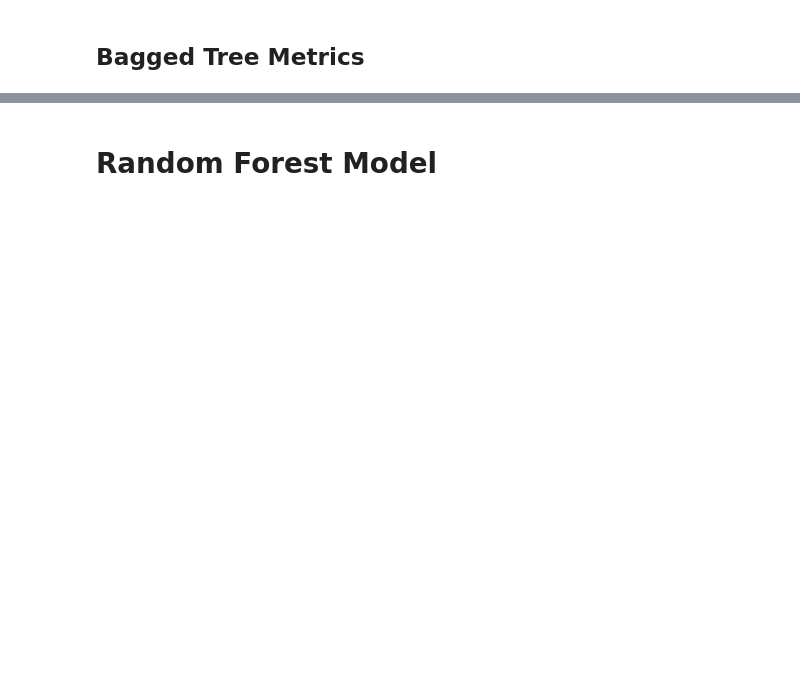
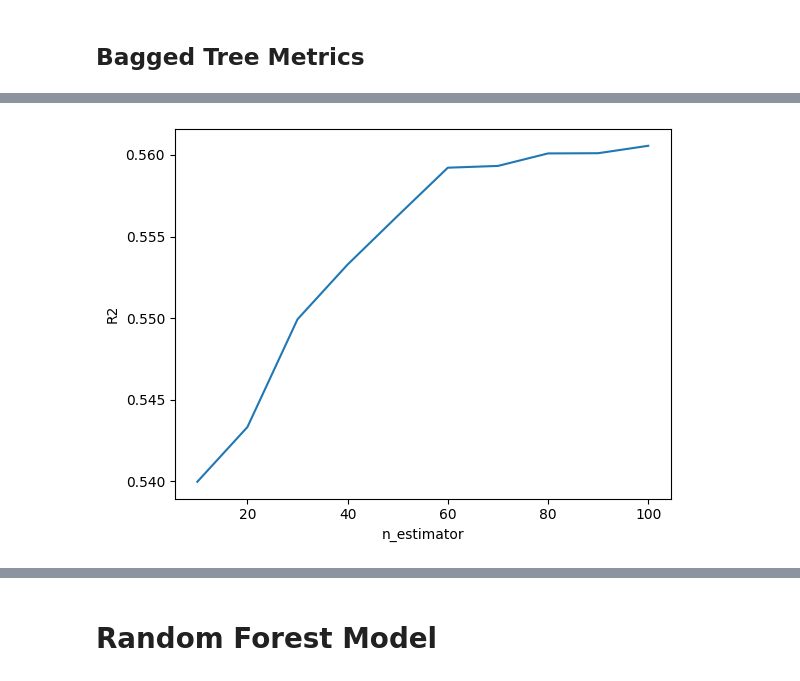
Before and after one commit to JmB17/Prediction-of-Product-Sales, a Jupyter notebook: Prediction_of_Product_Sales_Machine_Learning.ipynb, the cells around one changed output, grey strips where cells are left out. Saved outputs shown, nothing was run; the diff lists cells and outputs as text; code cells hidden in the pictures; blank space fills up the shorter version.

```diff
--- a/Prediction_of_Product_Sales_Machine_Learning.ipynb
+++ b/Prediction_of_Product_Sales_Machine_Learning.ipynb
@@ -328,7 +371,7 @@ Numeric Columns: Index(['Item_Weight', 'Item_Visibility', 'Item_MRP',
 
 # Save list of nominal column names
 # select all object columns and drop the ordinal colums we used above, so we are left with 'color' columns
-cat_cols = X_train.select_dtypes('object').columns
+cat_cols = X_train.select_dtypes('object').drop(columns=ord_cols).columns
 print("Categorical Columns: ", cat_cols)
 
 # Transformers
@@ -348,7 +391,7 @@ Categorical Columns:  Index(['Item_Fat_Content', 'Item_Type', 'Outlet_Identifier
 # %% [markdown]
 # Create Preprocessor
 # %%
-preprocessor = ColumnTransformer([cat_tuple, numeric_tuple],
+preprocessor = ColumnTransformer([cat_tuple, numeric_tuple, ord_tuple],
                                  verbose_feature_names_out=False)
 preprocessor
 # %% [output]
@@ -676,0 +740,25 @@ R2: 0.5119
+# %%
+# List of estimator values
+estimators = [10, 20, 30, 40, 50, 60, 70, 80, 90, 100]
+# Data frame to store the scores
+scores = pd.DataFrame(index=estimators, columns=['Train Score', 'Test Score'])
+# Iterate through the values to find the best number of estimators
+for num_estimators in estimators:
+  bagtree = BaggingRegressor(n_estimators=num_estimators, random_state=42)
+  # Create a model pipeline
+  bagtree_pipe = make_pipeline(preprocessor, bagtree)
+  # Fit the model
+  bagtree_pipe.fit(X_train, y_train)
+  # Metrics
+  train_preds = bagtree_pipe.predict(X_train)
+  test_preds = bagtree_pipe.predict(X_test)
+  bagrtree_train_score = r2_score(y_train, train_preds)
+  bagtree_test_score = r2_score(y_test, test_preds)
+  # Store r2 score for graph
+  scores.loc[num_estimators, 'Train Score'] = bagrtree_train_score
+  scores.loc[num_estimators, 'Test Score'] = bagtree_test_score
+
+  # Print Results
+  print(f'When estimator is {num_estimators}:')
+  error_score(y_train, train_preds, name='Bagged Tree Train Tuned')
+  error_score(y_test, test_preds, name='Bagged Tree Test Tuned')
@@ -676,0 +783,8 @@ R2: 0.5119
+# %%
+# Plot the scores
+plt.plot(scores['Test Score'])
+plt.xlabel('n_estimator')
+plt.ylabel('R2');
+plt.show()
+# %% [output]
+[figure, added]
```
Also changed, not shown: parts of 47 cells of this notebook.
